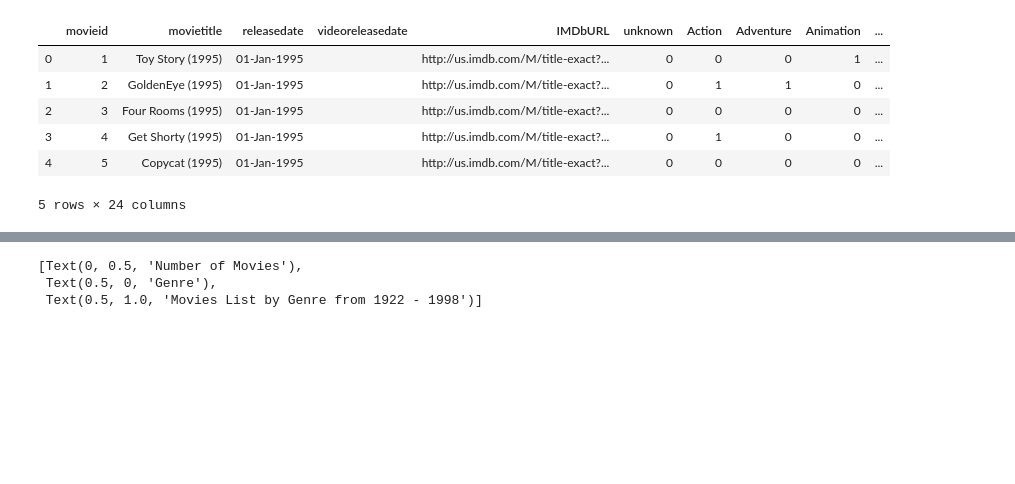
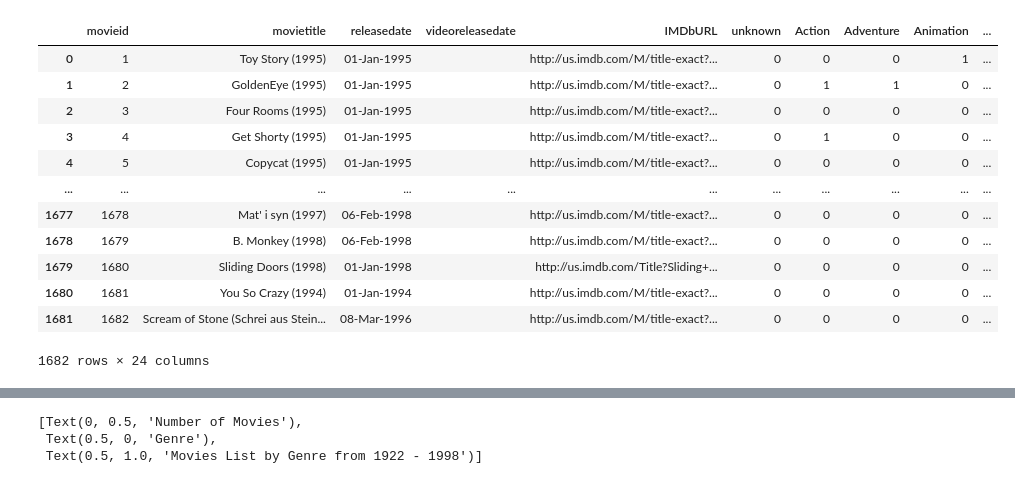
Before and after one commit to koyelpramanick/clustering, a Jupyter notebook: cluster.ipynb, the cells around one changed output, grey strips where cells are left out. Saved outputs shown, nothing was run; the diff lists cells and outputs as text; code cells hidden in the pictures; blank space fills up the shorter version.

```diff
--- a/cluster.ipynb
+++ b/cluster.ipynb
@@ -58,13 +113,19 @@ with open('./data/u.item', 'r') as f:
         movies.append(row)
 
 movies_df = pd.DataFrame(movies,columns =['movieid','movietitle','releasedate','videoreleasedate','IMDbURL','unknown','Action','Adventure','Animation','Childrens','Comedy','Crime','Documentary','Drama','Fantasy','FilmNoir','Horror','Musical','Mystery','Romance','SciFi','Thriller','War','Western'])
-
-display(movies_df.head())
-# %% [output]
-|  | movieid | movietitle | releasedate | videoreleasedate | IMDbURL | unknown | Action | Adventure | Animation | ... |
-| 0 | 1 | Toy Story (1995) | 01-Jan-1995 |  | http://us.imdb.com/M/title-exact?... | 0 | 0 | 0 | 1 | ... |
-| 1 | 2 | GoldenEye (1995) | 01-Jan-1995 |  | http://us.imdb.com/M/title-exact?... | 0 | 1 | 1 | 0 | ... |
-| 2 | 3 | Four Rooms (1995) | 01-Jan-1995 |  | http://us.imdb.com/M/title-exact?... | 0 | 0 | 0 | 0 | ... |
-| 3 | 4 | Get Shorty (1995) | 01-Jan-1995 |  | http://us.imdb.com/M/title-exact?... | 0 | 1 | 0 | 0 | ... |
-| 4 | 5 | Copycat (1995) | 01-Jan-1995 |  | http://us.imdb.com/M/title-exact?... | 0 | 0 | 0 | 0 | ... |
-5 rows × 24 columns
+# %%
+display(movies_df)
+# %% [output]
+|  | movieid | movietitle | releasedate | videoreleasedate | IMDbURL | unknown | Action | Adventure | Animation | ... |
+| 0 | 1 | Toy Story (1995) | 01-Jan-1995 |  | http://us.imdb.com/M/title-exact?... | 0 | 0 | 0 | 1 | ... |
+| 1 | 2 | GoldenEye (1995) | 01-Jan-1995 |  | http://us.imdb.com/M/title-exact?... | 0 | 1 | 1 | 0 | ... |
+| 2 | 3 | Four Rooms (1995) | 01-Jan-1995 |  | http://us.imdb.com/M/title-exact?... | 0 | 0 | 0 | 0 | ... |
+| 3 | 4 | Get Shorty (1995) | 01-Jan-1995 |  | http://us.imdb.com/M/title-exact?... | 0 | 1 | 0 | 0 | ... |
+| 4 | 5 | Copycat (1995) | 01-Jan-1995 |  | http://us.imdb.com/M/title-exact?... | 0 | 0 | 0 | 0 | ... |
+| ... | ... | ... | ... | ... | ... | ... | ... | ... | ... | ... |
+| 1677 | 1678 | Mat' i syn (1997) | 06-Feb-1998 |  | http://us.imdb.com/M/title-exact?... | 0 | 0 | 0 | 0 | ... |
+| 1678 | 1679 | B. Monkey (1998) | 06-Feb-1998 |  | http://us.imdb.com/M/title-exact?... | 0 | 0 | 0 | 0 | ... |
+| 1679 | 1680 | Sliding Doors (1998) | 01-Jan-1998 |  | http://us.imdb.com/Title?Sliding+... | 0 | 0 | 0 | 0 | ... |
+| 1680 | 1681 | You So Crazy (1994) | 01-Jan-1994 |  | http://us.imdb.com/M/title-exact?... | 0 | 0 | 0 | 0 | ... |
+| 1681 | 1682 | Scream of Stone (Schrei aus Stein... | 08-Mar-1996 |  | http://us.imdb.com/M/title-exact?... | 0 | 0 | 0 | 0 | ... |
+1682 rows × 24 columns
```
Also changed, not shown: parts of 31 cells of this notebook.
